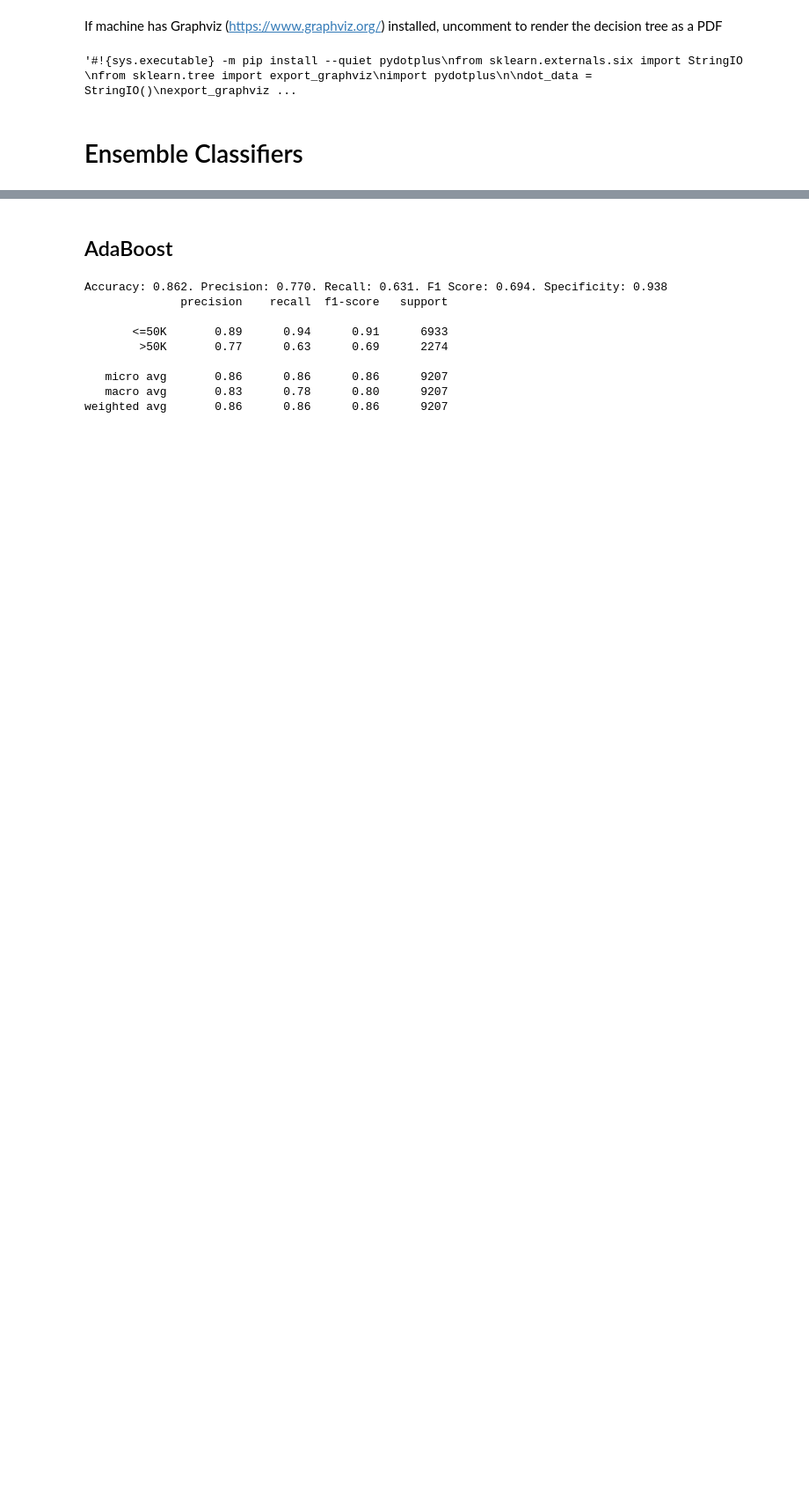
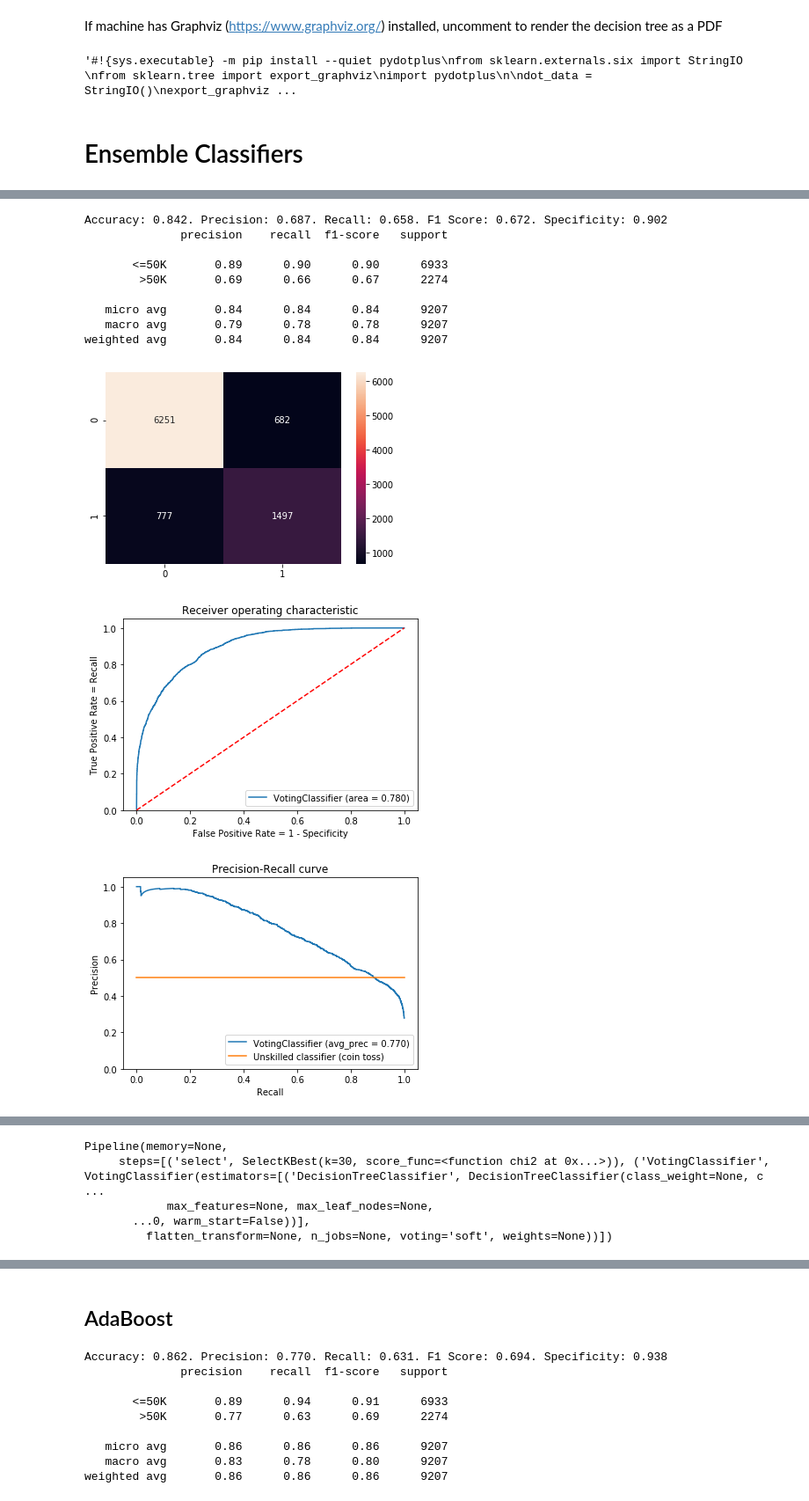
Before and after one commit to jgbustos/ml-demos, a Jupyter notebook: Census Income Classification.ipynb, the cells around one changed output, grey strips where cells are left out. Shown at 88% size. Saved outputs shown, nothing was run; the diff lists cells and outputs as text; code cells hidden in the pictures; blank space fills up the shorter version.

Commit message:
Added a couple of other classifiers (Voting, GradientBoosting)

```diff
--- a/Census Income Classification.ipynb
+++ b/Census Income Classification.ipynb
@@ -722,0 +725,24 @@ Pipeline(memory=None,
+# %%
+from sklearn.ensemble import VotingClassifier
+pipeline = Pipeline([
+    ('select', feature_select),
+    ('VotingClassifier', VotingClassifier([
+        ('DecisionTreeClassifier', DecisionTreeClassifier()),
+        ('GaussianNB_30', GaussianNB(priors=[0.75, 0.25])),
+        ('LogisticRegression', LogisticRegression(solver='liblinear')),
+    ], voting='soft')),
+])
+classify_and_plot(pipeline)
+# %% [output]
+Accuracy: 0.842. Precision: 0.687. Recall: 0.658. F1 Score: 0.672. Specificity: 0.902
+              precision    recall  f1-score   support
+
+       <=50K       0.89      0.90      0.90      6933
+        >50K       0.69      0.66      0.67      2274
+
+   micro avg       0.84      0.84      0.84      9207
+   macro avg       0.79      0.78      0.78      9207
+weighted avg       0.84      0.84      0.84      9207
+[figure, added]
+[figure, added]
+[figure, added]
@@ -722,0 +750,5 @@ Pipeline(memory=None,
+Pipeline(memory=None,
+     steps=[('select', SelectKBest(k=30, score_func=<function chi2 at 0x...>)), ('VotingClassifier', VotingClassifier(estimators=[('DecisionTreeClassifier', DecisionTreeClassifier(class_weight=None, c ...
+            max_features=None, max_leaf_nodes=None,
+       ...0, warm_start=False))],
+         flatten_transform=None, n_jobs=None, voting='soft', weights=None))])
```
Also changed, not shown: parts of 13 cells of this notebook.
